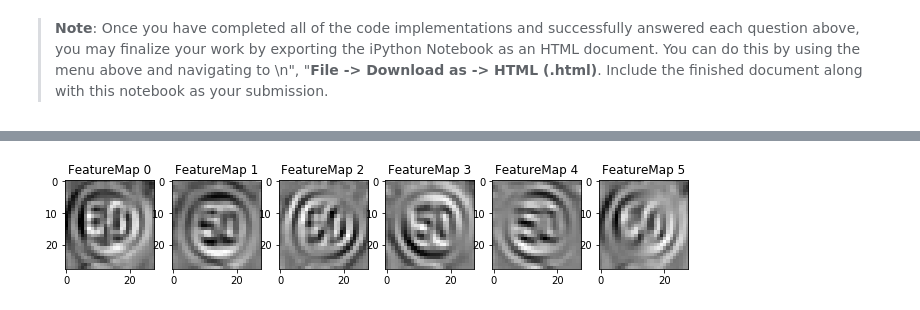
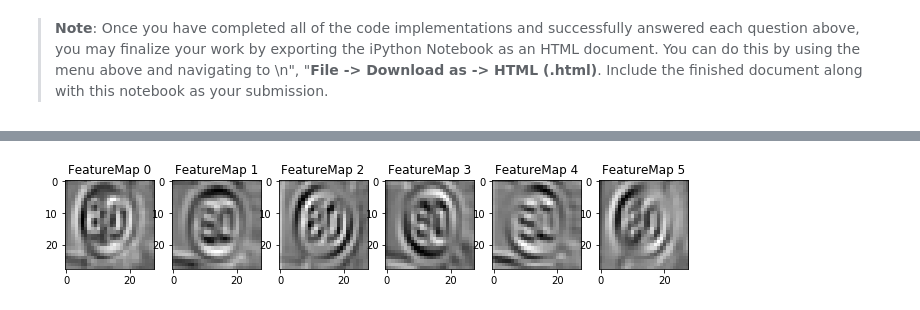
Before and after one commit to dincamihai/CarND-Traffic-Sign-Classifier-Project, a Jupyter notebook: Traffic_Sign_Classifier.ipynb, the cells around one changed output, grey strips where cells are left out. Cells and saved outputs as stored; diff of their text form; code cells hidden in the pictures.

```diff
--- a/Traffic_Sign_Classifier.ipynb
+++ b/Traffic_Sign_Classifier.ipynb
@@ -486,6 +486,7 @@ fc2_dropout = tf.nn.dropout(fc2_activation, keep_prob, name="fc2drop")
 fc3_weights = tf.Variable(tf.truncated_normal([120, n_classes], mean=mu, stddev=sigma), name="fc3w")
 fc3_biases = tf.Variable(tf.truncated_normal([n_classes], mean=mu, stddev=sigma), name="fc3b")
 logits = tf.add(tf.matmul(fc2_dropout, fc3_weights), fc3_biases, name="logits")
+softmax = tf.nn.softmax(logits)
 # %% [markdown]
 ### Train, Validate and Test the Model
 # %% [markdown]
@@ -525,7 +526,7 @@ def evaluate(X_data, y_data):
 # %%
 from sklearn.utils import shuffle
 
-EPOCHS = 10
+EPOCHS = 1
 BATCH_SIZE = 512
 KEEP_PROB = 0.5
 
@@ -712,7 +713,7 @@ with tf.Session() as sess:
     sess.run(tf.global_variables_initializer())
     saver.restore(sess, './lenet.ckpt')
     top_5 = sess.run(
-        tf.nn.top_k(logits, k=5),
+        tf.nn.top_k(softmax, k=5),
         feed_dict={
             x: proc_images,
             y: uploaded_labels,
@@ -796,10 +797,10 @@ def outputFeatureMap(image_input, tf_activation, activation_min=-1, activation_m
 # %%
 %matplotlib inline
 
 with tf.Session() as sess:
     sess.run(tf.global_variables_initializer())
     saver.restore(sess, './lenet.ckpt')
     # input_image = sess.run(p1, feed_dict={x: proc_images[:1], keep_prob: 1})
-    outputFeatureMap(proc_images[2:3], l1)
+    outputFeatureMap(proc_images[0:1], l1)
 # %% [output]
-[figure, old version]
+[figure, new version]
```
Also changed, not shown: parts of 6 cells of this notebook, 4 other files.
